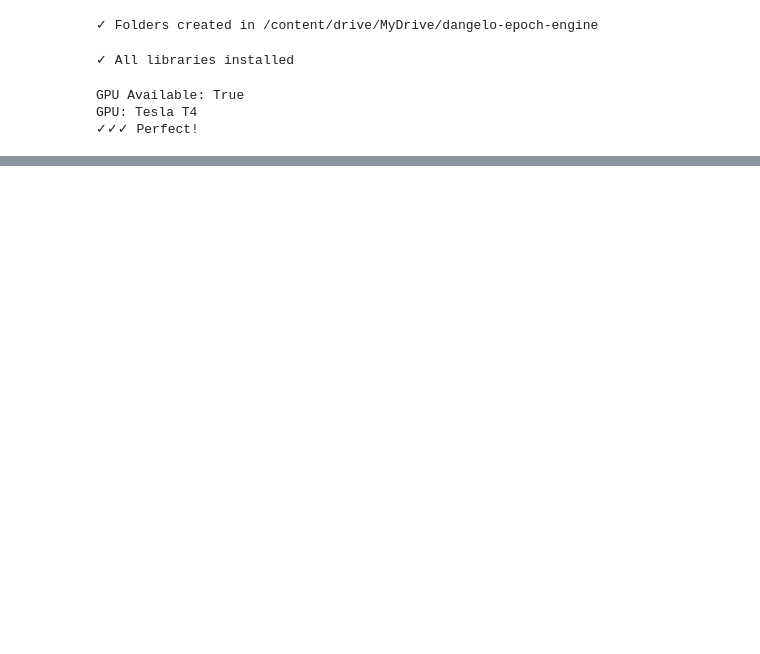
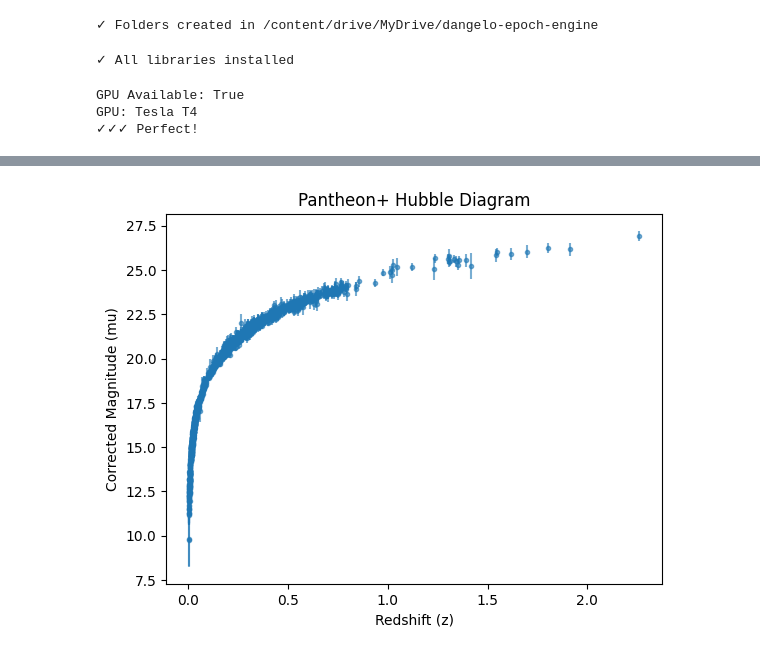
Before and after one commit to HMIREP/dangelo-epoch-engine, a Jupyter notebook: Dangleo_epoch_engine.ipynb, the cells around one changed output, grey strips where cells are left out. Saved outputs shown, nothing was run; the diff lists cells and outputs as text; code cells hidden in the pictures; blank space fills up the shorter version.

```diff
--- a/Dangleo_epoch_engine.ipynb
+++ b/Dangleo_epoch_engine.ipynb
@@ -48,0 +567,8 @@ Download issue (okay - synthetic data works)
+# %%
+plt.errorbar(z_input, mu_input, yerr=mu_err_input, fmt='.', alpha=0.6)
+plt.xlabel('Redshift (z)')
+plt.ylabel('Corrected Magnitude (mu)')
+plt.title('Pantheon+ Hubble Diagram')
+plt.show()
+# %% [output]
+[figure, added]
```
Also changed, not shown: parts of 43 cells of this notebook.
